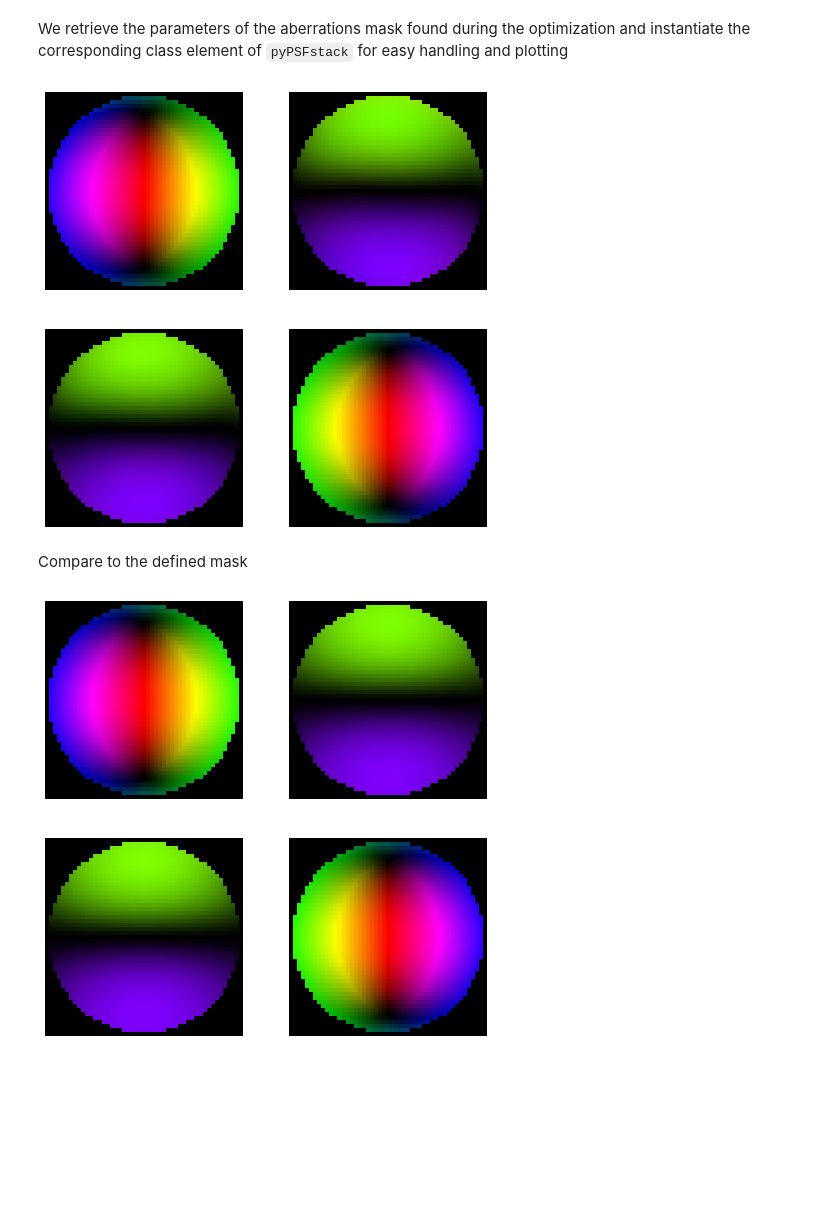
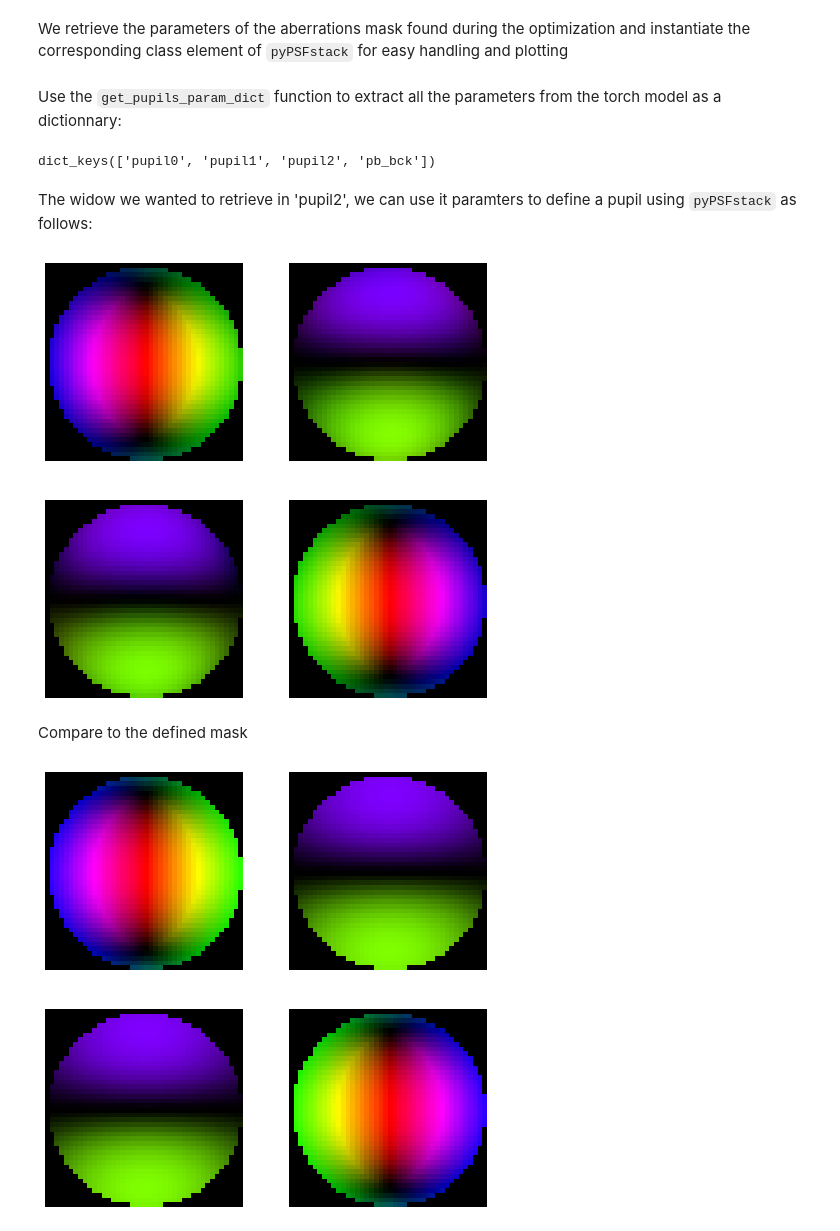
Before and after one commit to rodguti90/pyPSFstack, a Jupyter notebook: example_torchPSFstack.ipynb, the cells around one changed output. Cells and saved outputs as stored; diff of their text form; code cells hidden in the pictures; blank space fills up the shorter version.

```diff
--- a/example_torchPSFstack.ipynb
+++ b/example_torchPSFstack.ipynb
@@ -218,16 +249,24 @@ fig.colorbar(im, cax=cb_ax)
 ### 3.2 Birefringent pupil
 # %% [markdown]
 We retrieve the parameters of the aberrations mask found during the optimization and instantiate the corresponding class element of ``pyPSFstack`` for easy handling and plotting
+# %% [markdown]
+Use the `get_pupils_param_dict` function to extract all the parameters from the torch model as a dictionnary:
 # %%
 ret_pupil_params = get_pupils_param_dict(model_retrieved)
-abe = UnitaryAberrations(**params['pupil'],
-     **ret_pupil_params['pupil1'])
-abe.plot_pupil_field()
+ret_pupil_params.keys()
 # %% [output]
-[figure, removed]
+dict_keys(['pupil0', 'pupil1', 'pupil2', 'pb_bck'])
+# %% [markdown]
+The widow we wanted to retrieve in 'pupil2', we can use it paramters to define a pupil using `pyPSFstack` as follows:
+# %%
+abe = aberrations.UnitaryZernike(**params['pupil'],
+     **ret_pupil_params['pupil2'])
+abe.plot_pupil_field()
+# %% [output]
+[figure, added]
 # %% [markdown]
 Compare to the defined mask
 # %%
-wdw.plot_pupil_field()
+seo.plot_pupil_field()
 # %% [output]
-[figure, old version]
+[figure, new version]
```
Also changed, not shown: parts of 15 cells of this notebook.
